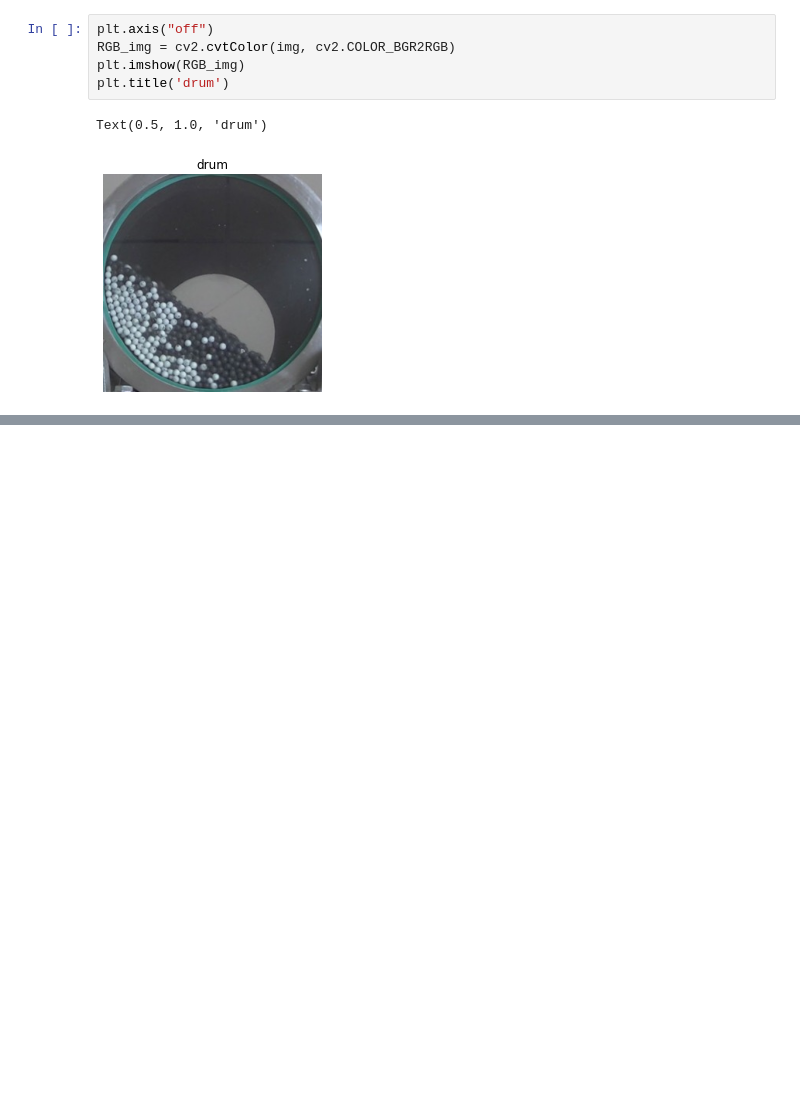
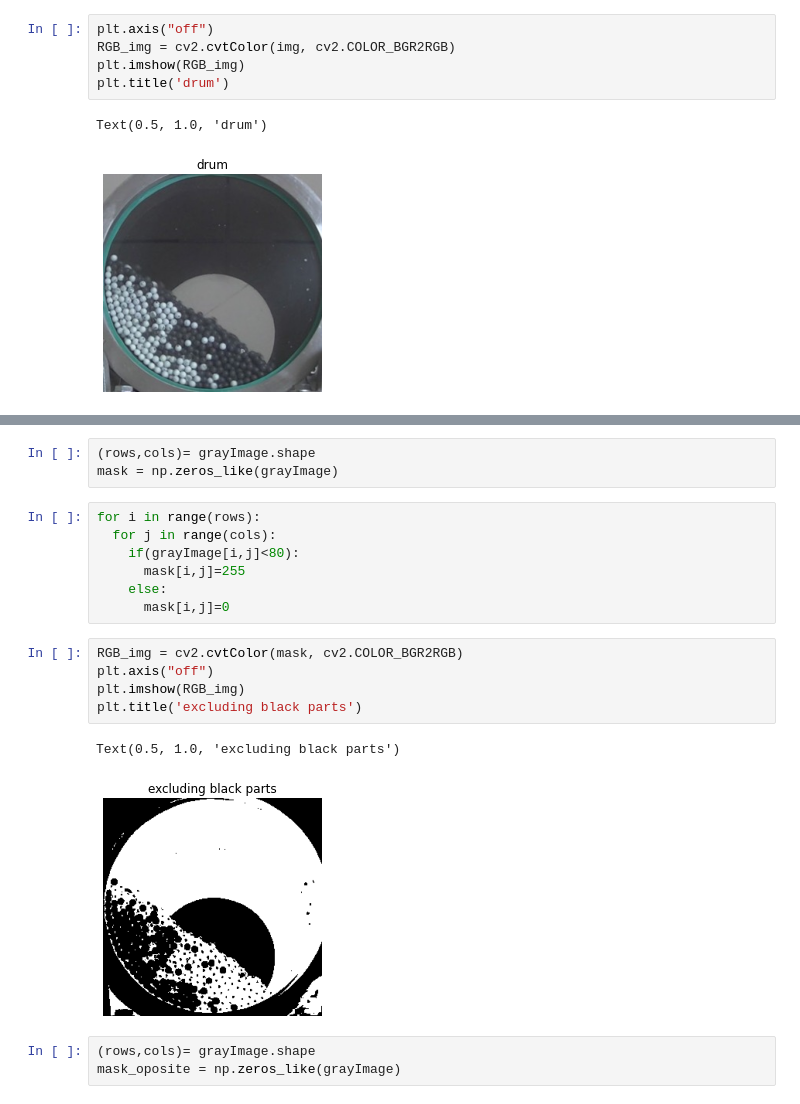
Before and after one commit to ucfilho/Doubts_Students, a Jupyter notebook: drum_nov_2021.ipynb, the cells around one changed output, grey strips where cells are left out. Drawn from its saved outputs; the diff is of its cells as text; blank space fills up the shorter version.

```diff
--- a/drum_nov_2021.ipynb
+++ b/drum_nov_2021.ipynb
@@ -25,0 +35,21 @@ Text(0.5, 1.0, 'drum')
+# %%
+(rows,cols)= grayImage.shape
+mask = np.zeros_like(grayImage)
+# %%
+for i in range(rows):
+  for j in range(cols):
+    if(grayImage[i,j]<80):
+      mask[i,j]=255
+    else:
+      mask[i,j]=0
+# %%
+RGB_img = cv2.cvtColor(mask, cv2.COLOR_BGR2RGB)
+plt.axis("off")
+plt.imshow(RGB_img)
+plt.title('excluding black parts')
+# %% [output]
+Text(0.5, 1.0, 'excluding black parts')
+[figure, added]
+# %%
+(rows,cols)= grayImage.shape
+mask_oposite = np.zeros_like(grayImage)
```
Also changed, not shown: parts of 6 cells of this notebook.
